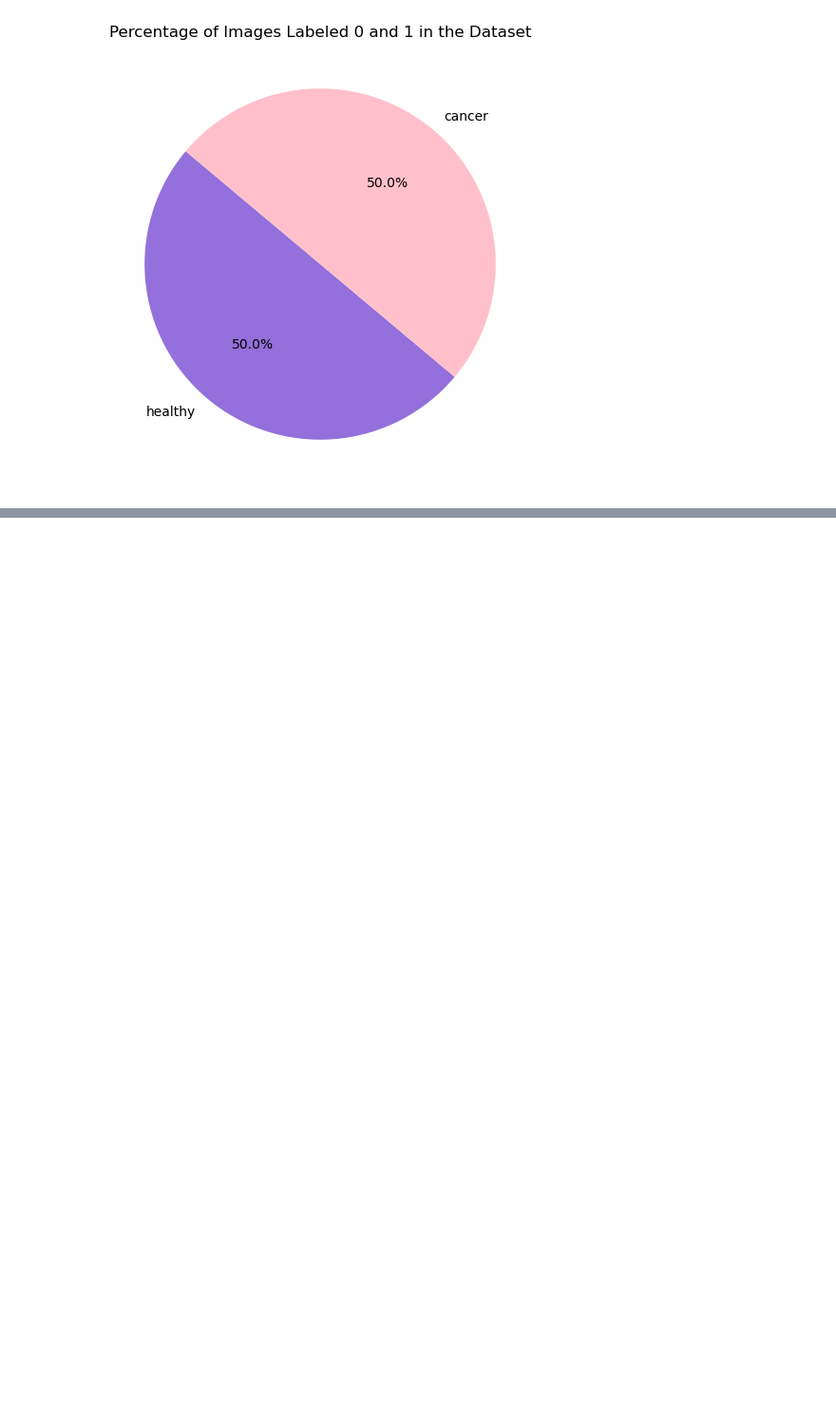
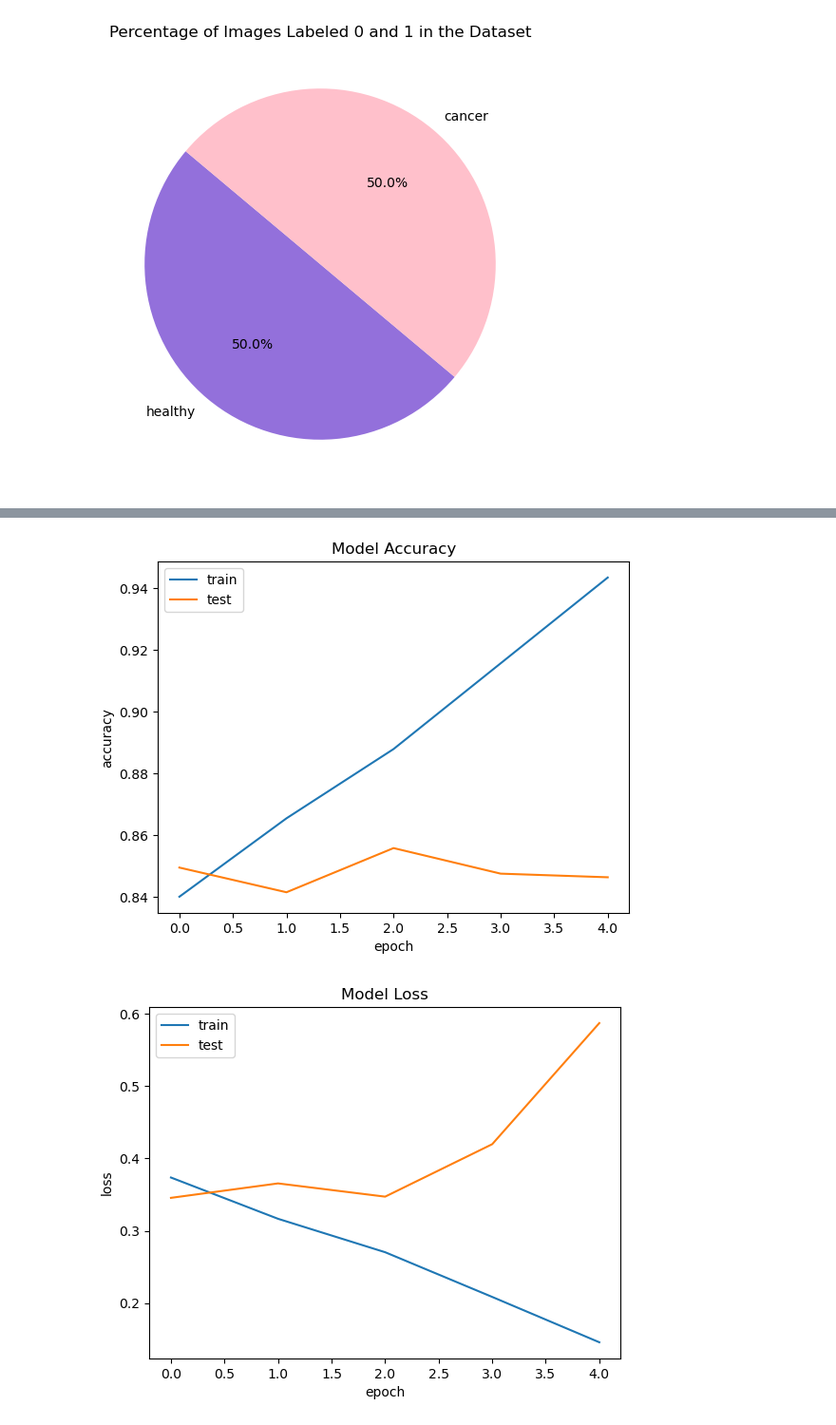
Before and after one commit to iremhttp/Breast-Cancer-Detection, a Jupyter notebook: main.ipynb, the cells around one changed output, grey strips where cells are left out. Shown at 95% size. Saved outputs shown, nothing was run; the diff lists cells and outputs as text; code cells hidden in the pictures; blank space fills up the shorter version.

```diff
--- a/main.ipynb
+++ b/main.ipynb
@@ -444,0 +525,7 @@ plt.show()
+# %%
+#ResNet50
+resnet_model = deep_learning(ResNet50)
+resnet_model.summary()
+
+resnet_model.compile(optimizer=tf.keras.optimizers.Adam(learning_rate=0.0001), loss=tf.keras.losses.SparseCategoricalCrossentropy(), metrics=["accuracy"])
+training_history_resnet = resnet_model.fit(X_train, y_train, validation_data=(X_test,y_test), epochs=5)
@@ -444,0 +584,20 @@ plt.show()
+# %%
+#ResNet50
+plt.plot(training_history_resnet.history['accuracy'])
+plt.plot(training_history_resnet.history['val_accuracy'])
+plt.title('Model Accuracy')
+plt.xlabel('epoch')
+plt.ylabel('accuracy')
+plt.legend(['train', 'test'], loc='upper left')
+plt.show()
+
+plt.plot(training_history_resnet.history['loss'])
+plt.plot(training_history_resnet.history['val_loss'])
+plt.title('Model Loss')
+plt.xlabel('epoch')
+plt.ylabel('loss')
+plt.legend(['train', 'test'], loc='upper left')
+plt.show()
+# %% [output]
+[figure, added]
+[figure, added]
```
Also changed, not shown: parts of 16 cells of this notebook.
